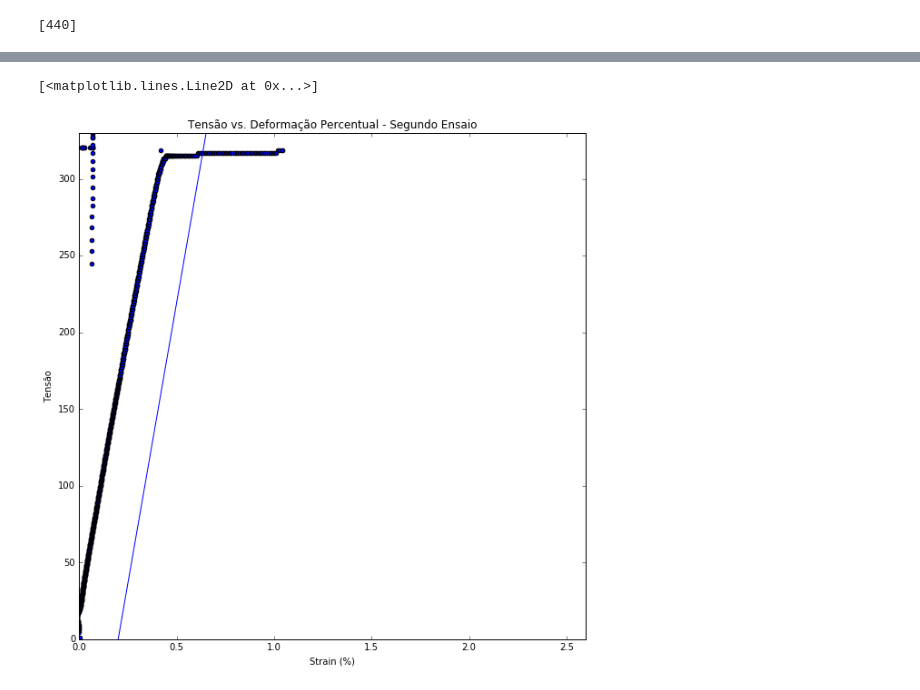
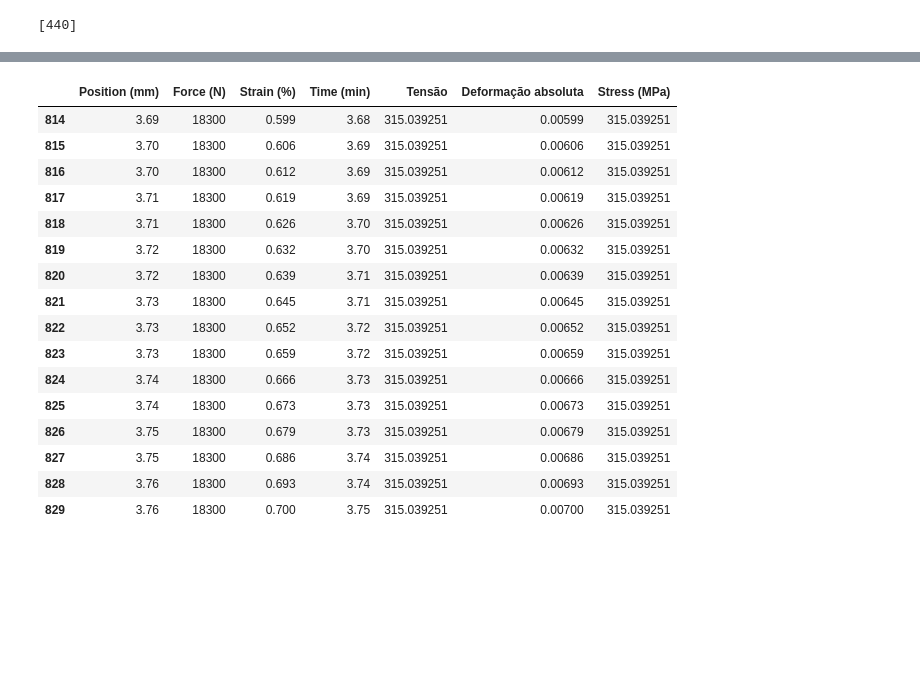
Before and after one commit to alcapriles/desconstruindoamateria, a Jupyter notebook: relatorio1.ipynb, the cells around one changed output, grey strips where cells are left out. Cells and saved outputs as stored; diff of their text form; code cells hidden in the pictures; blank space fills up the shorter version.

```diff
--- a/relatorio1.ipynb
+++ b/relatorio1.ipynb
@@ -62,11 +94,20 @@ plt.plot([x_min, x_max], [y_min, y_max])
-# %%
-ensaio2.plot(kind='scatter', x='Strain (%)', y='Tensão', figsize=(10,10))
-plt.axis([0,2.6,0,330])
-plt.title('Tensão vs. Deformação Percentual - Segundo Ensaio')
-
-x_min, x_max = 0.2,0.8
-y_min, y_max = 0, slope2*(x_max-x_min)
-plt.plot([x_min, x_max], [y_min, y_max])
-# %% [output]
-[<matplotlib.lines.Line2D at 0x...>]
-[figure, removed]
+# %%
+ensaio1[814:830]
+# %% [output]
+|  | Position (mm) | Force (N) | Strain (%) | Time (min) | Tensão | Deformação absoluta | Stress (MPa) |
+| 814 | 3.69 | 18300 | 0.599 | 3.68 | 315.039251 | 0.00599 | 315.039251 |
+| 815 | 3.70 | 18300 | 0.606 | 3.69 | 315.039251 | 0.00606 | 315.039251 |
+| 816 | 3.70 | 18300 | 0.612 | 3.69 | 315.039251 | 0.00612 | 315.039251 |
+| 817 | 3.71 | 18300 | 0.619 | 3.69 | 315.039251 | 0.00619 | 315.039251 |
+| 818 | 3.71 | 18300 | 0.626 | 3.70 | 315.039251 | 0.00626 | 315.039251 |
+| 819 | 3.72 | 18300 | 0.632 | 3.70 | 315.039251 | 0.00632 | 315.039251 |
+| 820 | 3.72 | 18300 | 0.639 | 3.71 | 315.039251 | 0.00639 | 315.039251 |
+| 821 | 3.73 | 18300 | 0.645 | 3.71 | 315.039251 | 0.00645 | 315.039251 |
+| 822 | 3.73 | 18300 | 0.652 | 3.72 | 315.039251 | 0.00652 | 315.039251 |
+| 823 | 3.73 | 18300 | 0.659 | 3.72 | 315.039251 | 0.00659 | 315.039251 |
+| 824 | 3.74 | 18300 | 0.666 | 3.73 | 315.039251 | 0.00666 | 315.039251 |
+| 825 | 3.74 | 18300 | 0.673 | 3.73 | 315.039251 | 0.00673 | 315.039251 |
+| 826 | 3.75 | 18300 | 0.679 | 3.73 | 315.039251 | 0.00679 | 315.039251 |
+| 827 | 3.75 | 18300 | 0.686 | 3.74 | 315.039251 | 0.00686 | 315.039251 |
+| 828 | 3.76 | 18300 | 0.693 | 3.74 | 315.039251 | 0.00693 | 315.039251 |
+| 829 | 3.76 | 18300 | 0.700 | 3.75 | 315.039251 | 0.00700 | 315.039251 |
```
Also changed, not shown: parts of 5 cells of this notebook.
